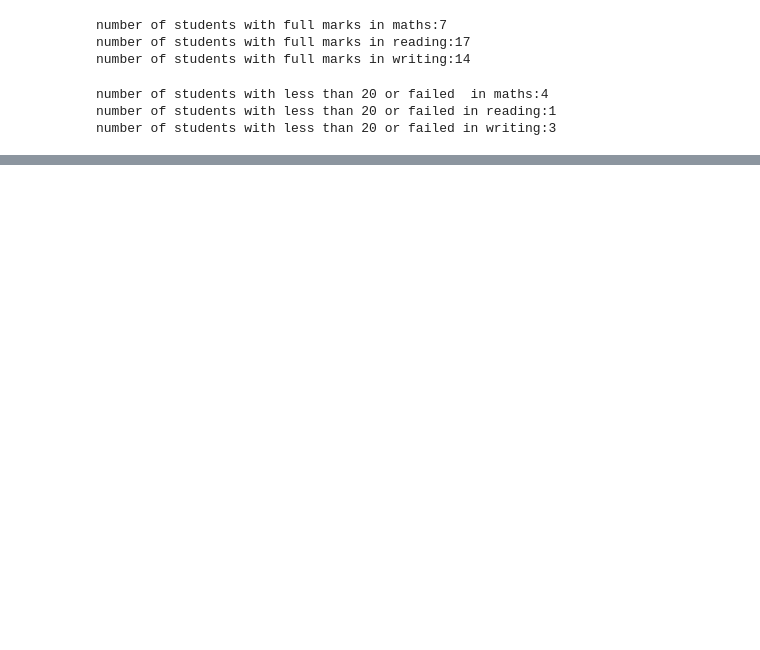
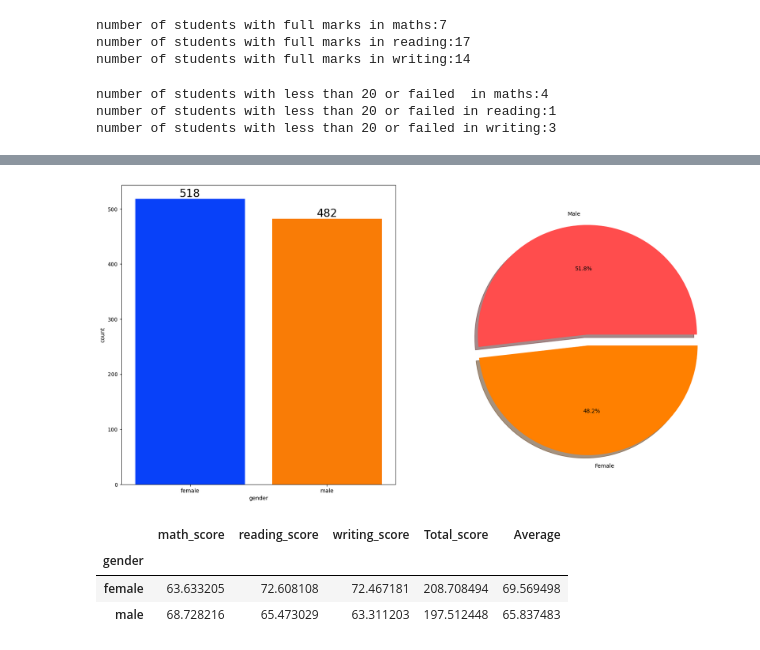
Before and after one commit to realranjan/END-TO-END-PROJECT, a Jupyter notebook: notebook/EDA.ipynb, the cells around one changed output, grey strips where cells are left out. Drawn from its saved outputs; the diff is of its cells as text; code cells hidden in the pictures; blank space fills up the shorter version.

```diff
--- a/notebook/EDA.ipynb
+++ b/notebook/EDA.ipynb
@@ -168,0 +242,18 @@ sns.histplot(data=df,x=df['Average'],hue='gender')
+# %%
+f,ax=plt.subplots(1,2,figsize=(20,10))
+sns.countplot(x=df['gender'],data=df,palette ='bright',ax=ax[0],saturation=0.95)
+for container in ax[0].containers:
+    ax[0].bar_label(container,color='black',size=20)
+
+plt.pie(x=df['gender'].value_counts(),labels=['Male','Female'],explode=[0,0.1],autopct='%1.1f%%',shadow=True,colors=['#ff4d4d','#ff8000'])
+plt.show()
+# %% [output]
+[figure, added]
+# %%
+gender_group = df.groupby('gender').mean(numeric_only=True)
+gender_group
+# %% [output]
+|  | math_score | reading_score | writing_score | Total_score | Average |
+| gender |  |  |  |  |  |
+| female | 63.633205 | 72.608108 | 72.467181 | 208.708494 | 69.569498 |
+| male | 68.728216 | 65.473029 | 63.311203 | 197.512448 | 65.837483 |
```
Also changed, not shown: parts of 5 cells of this notebook, 6 other files.
